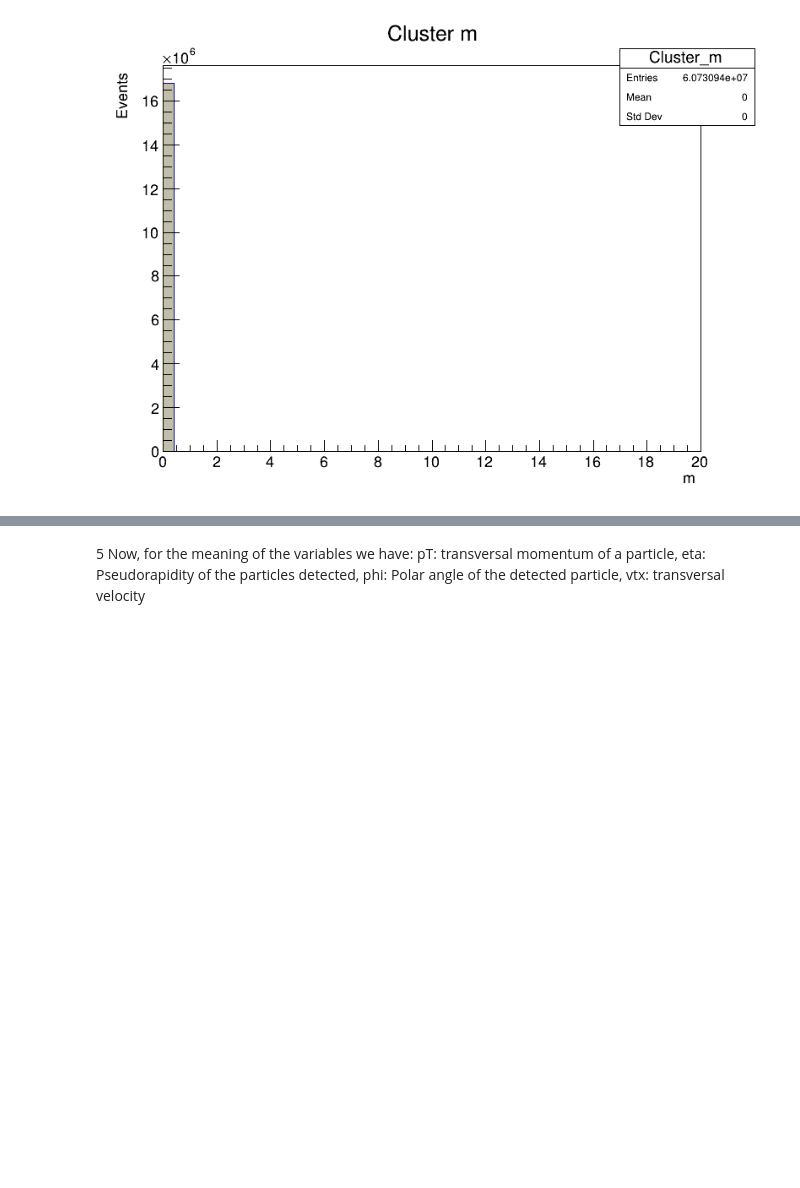
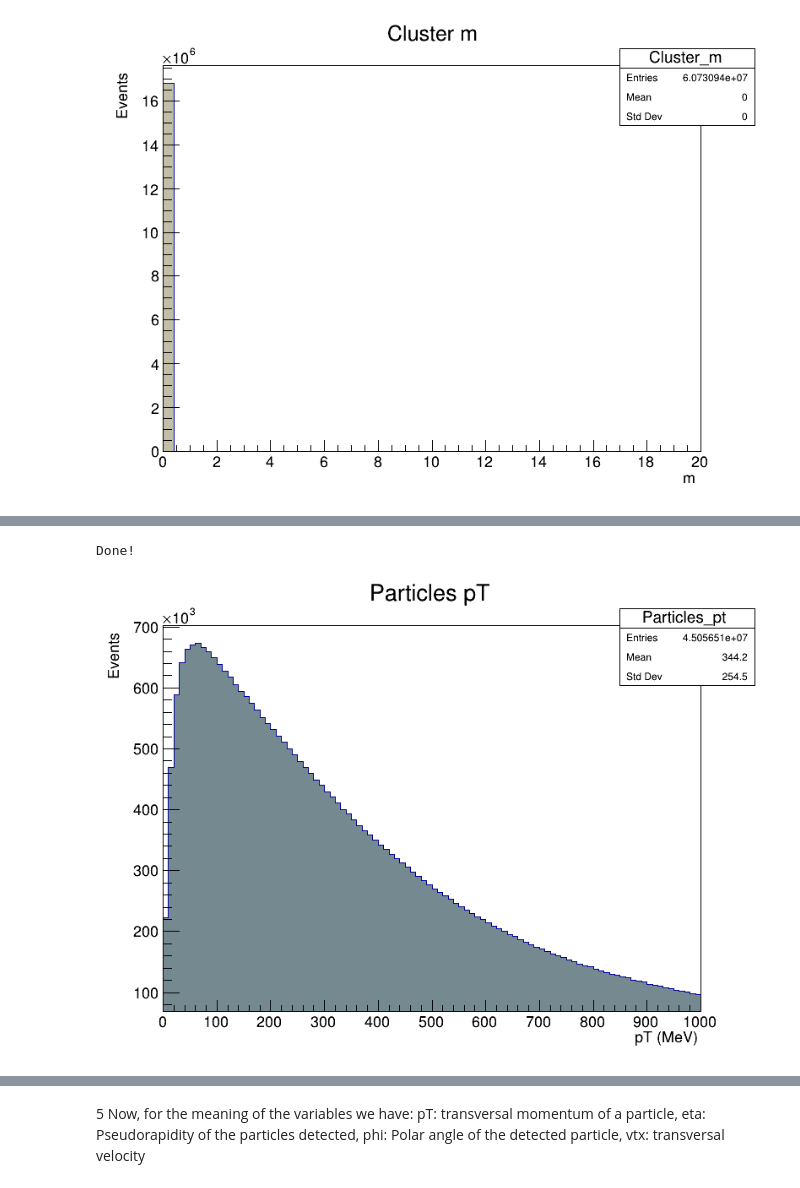
Before and after one commit to nigomezcr/Temas-Avanzados-en-F-sica-de-Part-culas, a Jupyter notebook: Trakcs and Clusters/Tracks_Clusters_cpp.ipynb, the cells around one changed output, grey strips where cells are left out. Cells and saved outputs as stored; diff of their text form; code cells hidden in the pictures; blank space fills up the shorter version.

Commit message:
Particles variables added

```diff
--- a/Trakcs and Clusters/Tracks_Clusters_cpp.ipynb
+++ b/Trakcs and Clusters/Tracks_Clusters_cpp.ipynb
@@ -420,0 +441,36 @@ canvas->Draw();
+# %%
+int nentries, nbytes, i;
+nentries = (Int_t)tree->GetEntries();
+
+for (i = 0; i < nentries; i++)
+{
+    nbytes = tree->GetEntry(i);
+    for(int tr=0; tr<particles_pt->size(); tr++)
+    {
+        hist_particles_pt->Fill(particles_pt->at(tr));
+    }
+    for(int tr=0; tr<particles_eta->size(); tr++)
+    {
+        hist_particles_eta->Fill(particles_eta->at(tr));
+    }
+    for(int tr=0; tr<particles_phi->size(); tr++)
+    {
+        hist_particles_phi->Fill(particles_phi->at(tr));
+    }
+    for(int tr=0; tr<particles_m->size(); tr++)
+    {
+        hist_particles_m->Fill(particles_m->at(tr));
+    }
+
+
+}
+
+std::cout << "Done!" << std::endl;
+# %% [output]
+Done!
+# %%
+hist_particles_pt->SetFillColor(35);
+hist_particles_pt->Draw();
+canvas->Draw();
+# %% [output]
+[figure, added]
```
Also changed, not shown: parts of 6 cells of this notebook.
